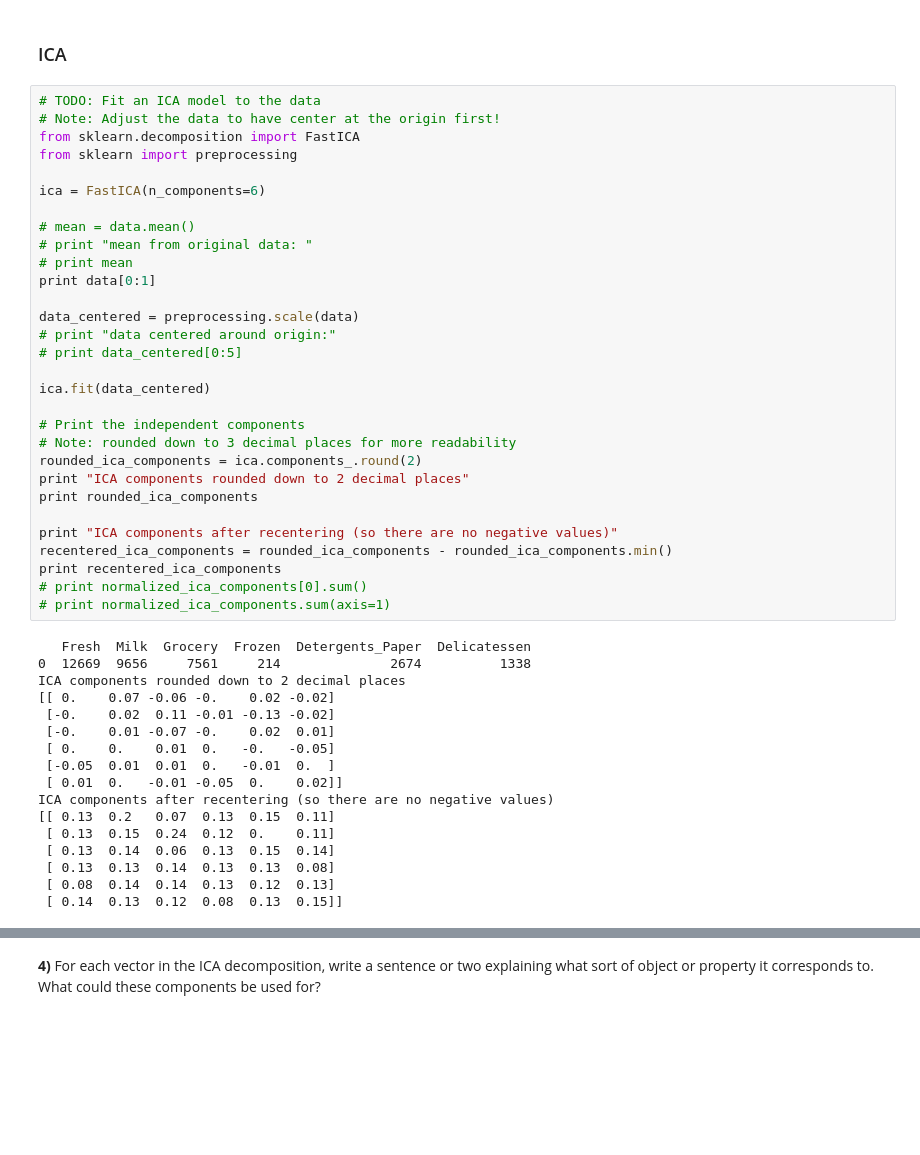
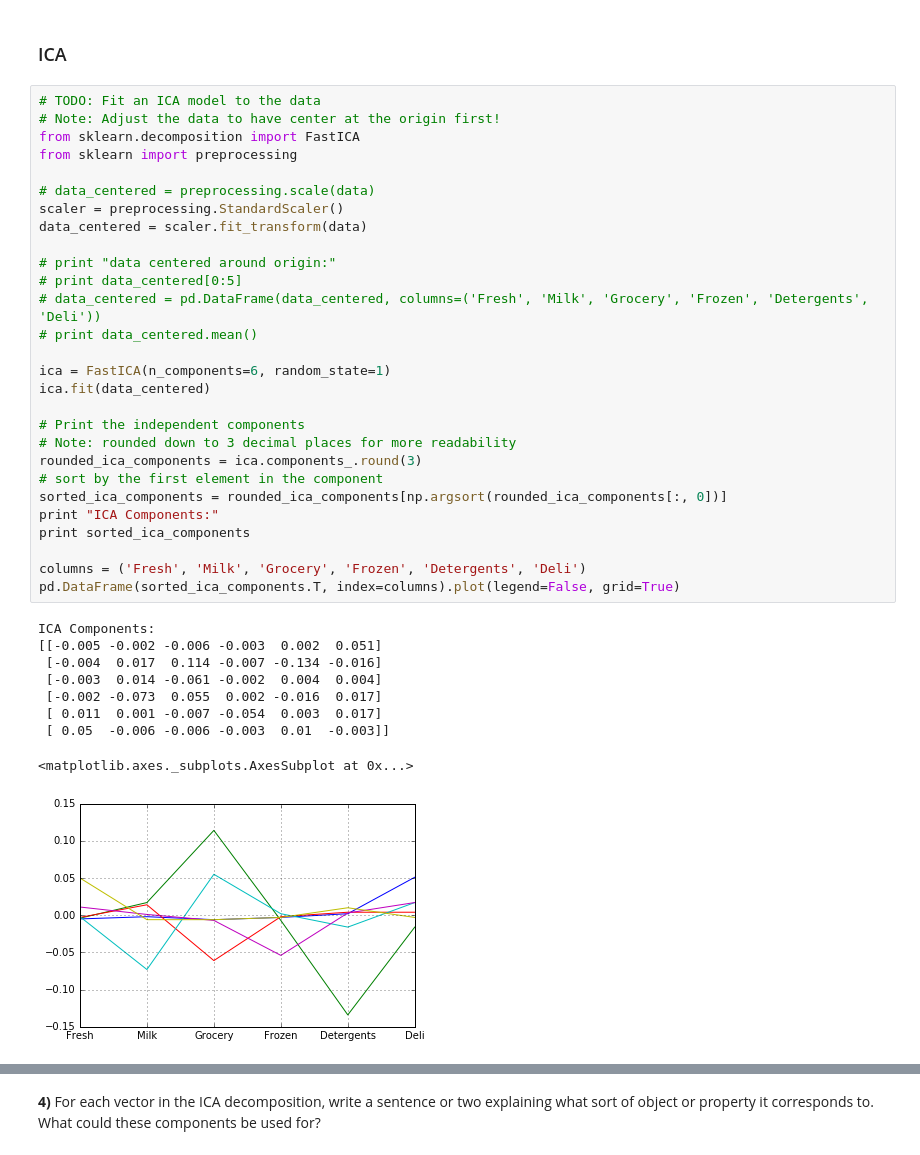
Before and after one commit to reynardmh/mlnd-projects, a Jupyter notebook: p3-customer_segments/customer_segments.ipynb, the cells around one changed output, grey strips where cells are left out. Saved outputs shown, nothing was run; the diff lists cells and outputs as text; blank space fills up the shorter version.

```diff
--- a/p3-customer_segments/customer_segments.ipynb
+++ b/p3-customer_segments/customer_segments.ipynb
@@ -82,47 +98,38 @@ We can use this information to see what original features contribute to most of
 # %%
 # TODO: Fit an ICA model to the data
 # Note: Adjust the data to have center at the origin first!
 from sklearn.decomposition import FastICA
 from sklearn import preprocessing
 
-ica = FastICA(n_components=6)
+# data_centered = preprocessing.scale(data)
+scaler = preprocessing.StandardScaler()
+data_centered = scaler.fit_transform(data)
 
-# mean = data.mean()
-# print "mean from original data: "
-# print mean
-print data[0:1]
-
-data_centered = preprocessing.scale(data)
 # print "data centered around origin:"
 # print data_centered[0:5]
+# data_centered = pd.DataFrame(data_centered, columns=('Fresh', 'Milk', 'Grocery', 'Frozen', 'Detergents', 'Deli'))
+# print data_centered.mean()
 
+ica = FastICA(n_components=6, random_state=1)
 ica.fit(data_centered)
 
 # Print the independent components
 # Note: rounded down to 3 decimal places for more readability
-rounded_ica_components = ica.components_.round(2)
-print "ICA components rounded down to 2 decimal places"
-print rounded_ica_components
+rounded_ica_components = ica.components_.round(3)
+# sort by the first element in the component
+sorted_ica_components = rounded_ica_components[np.argsort(rounded_ica_components[:, 0])]
+print "ICA Components:"
+print sorted_ica_components
 
-print "ICA components after recentering (so there are no negative values)"
-recentered_ica_components = rounded_ica_components - rounded_ica_components.min()
-print recentered_ica_components
-# print normalized_ica_components[0].sum()
-# print normalized_ica_components.sum(axis=1)
+columns = ('Fresh', 'Milk', 'Grocery', 'Frozen', 'Detergents', 'Deli')
+pd.DataFrame(sorted_ica_components.T, index=columns).plot(legend=False, grid=True)
 # %% [output]
-   Fresh  Milk  Grocery  Frozen  Detergents_Paper  Delicatessen
-0  12669  9656     7561     214              2674          1338
-ICA components rounded down to 2 decimal places
-[[ 0.    0.07 -0.06 -0.    0.02 -0.02]
- [-0.    0.02  0.11 -0.01 -0.13 -0.02]
- [-0.    0.01 -0.07 -0.    0.02  0.01]
- [ 0.    0.    0.01  0.   -0.   -0.05]
- [-0.05  0.01  0.01  0.   -0.01  0.  ]
- [ 0.01  0.   -0.01 -0.05  0.    0.02]]
-ICA components after recentering (so there are no negative values)
-[[ 0.13  0.2   0.07  0.13  0.15  0.11]
- [ 0.13  0.15  0.24  0.12  0.    0.11]
- [ 0.13  0.14  0.06  0.13  0.15  0.14]
- [ 0.13  0.13  0.14  0.13  0.13  0.08]
- [ 0.08  0.14  0.14  0.13  0.12  0.13]
- [ 0.14  0.13  0.12  0.08  0.13  0.15]]
+ICA Components:
+[[-0.005 -0.002 -0.006 -0.003  0.002  0.051]
+ [-0.004  0.017  0.114 -0.007 -0.134 -0.016]
+ [-0.003  0.014 -0.061 -0.002  0.004  0.004]
+ [-0.002 -0.073  0.055  0.002 -0.016  0.017]
+ [ 0.011  0.001 -0.007 -0.054  0.003  0.017]
+ [ 0.05  -0.006 -0.006 -0.003  0.01  -0.003]]
+<matplotlib.axes._subplots.AxesSubplot at 0x...>
+[figure, added]
```
Also changed, not shown: parts of 22 cells of this notebook, 3 other files.
